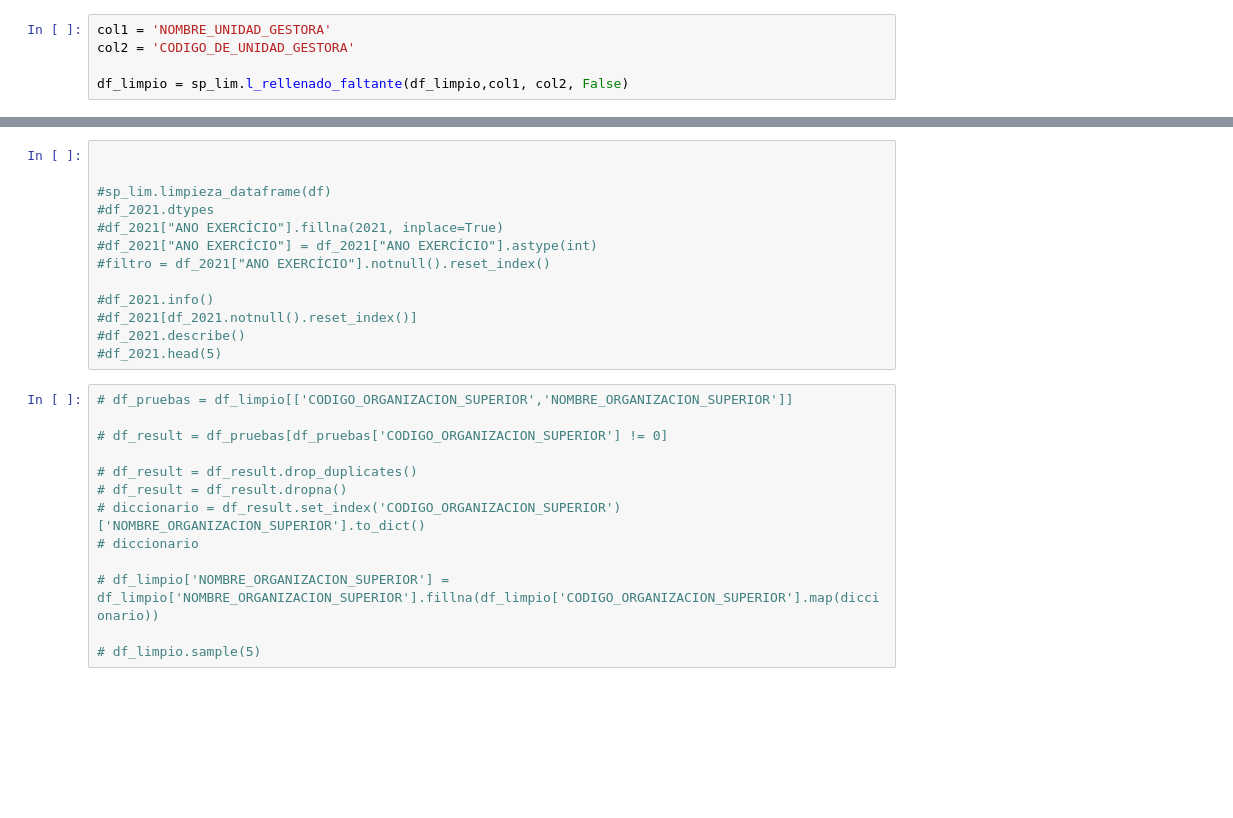
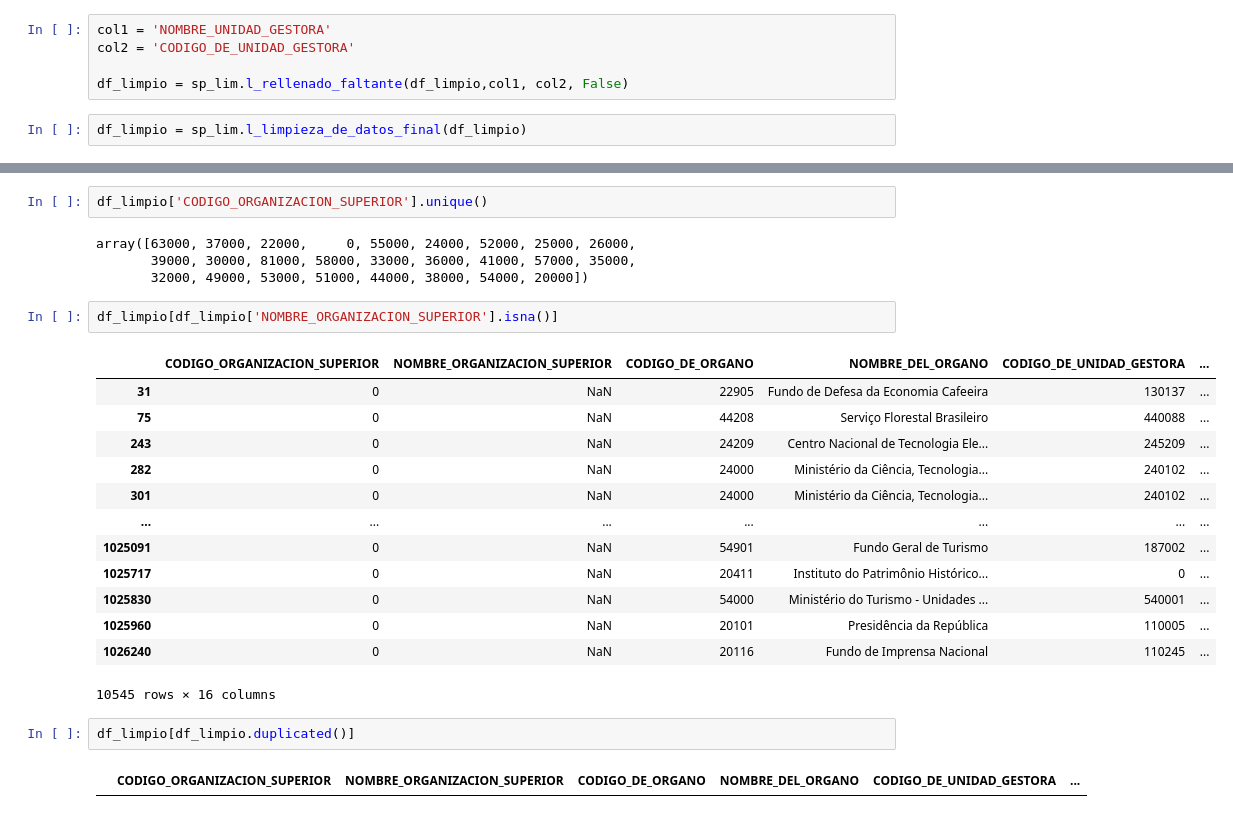
Before and after one commit to santiagorodriguez-dev/Proyecto2-EDA-Ingresos-Publicos-Brasil, a Jupyter notebook: notebooks/Fase_2_Limpieza de datos.ipynb, the cells around one changed output, grey strips where cells are left out. Drawn from its saved outputs; the diff is of its cells as text; blank space fills up the shorter version.

Commit message:
cambio en limpieza.

```diff
--- a/notebooks/Fase_2_Limpieza de datos.ipynb
+++ b/notebooks/Fase_2_Limpieza de datos.ipynb
@@ -81,5 +79,7 @@ col1 = 'NOMBRE_UNIDAD_GESTORA'
 col2 = 'CODIGO_DE_UNIDAD_GESTORA'
 
 df_limpio = sp_lim.l_rellenado_faltante(df_limpio,col1, col2, False)
+# %%
+df_limpio = sp_lim.l_limpieza_de_datos_final(df_limpio)
 # %%
 df_limpio.sample(5)
@@ -88,26 +113,26 @@ df_limpio.dtypes
-# %%
-
-
-#sp_lim.limpieza_dataframe(df)
-#df_2021.dtypes
-#df_2021["ANO EXERCÍCIO"].fillna(2021, inplace=True)
-#df_2021["ANO EXERCÍCIO"] = df_2021["ANO EXERCÍCIO"].astype(int)
-#filtro = df_2021["ANO EXERCÍCIO"].notnull().reset_index()
-
-#df_2021.info()
-#df_2021[df_2021.notnull().reset_index()]
-#df_2021.describe()
-#df_2021.head(5)
-# %%
-# df_pruebas = df_limpio[['CODIGO_ORGANIZACION_SUPERIOR','NOMBRE_ORGANIZACION_SUPERIOR']]
-
-# df_result = df_pruebas[df_pruebas['CODIGO_ORGANIZACION_SUPERIOR'] != 0]
-
-# df_result = df_result.drop_duplicates()
-# df_result = df_result.dropna()
-# diccionario = df_result.set_index('CODIGO_ORGANIZACION_SUPERIOR')['NOMBRE_ORGANIZACION_SUPERIOR'].to_dict()
-# diccionario
-
-# df_limpio['NOMBRE_ORGANIZACION_SUPERIOR'] = df_limpio['NOMBRE_ORGANIZACION_SUPERIOR'].fillna(df_limpio['CODIGO_ORGANIZACION_SUPERIOR'].map(diccionario))
-
-# df_limpio.sample(5)
+# %%
+df_limpio['CODIGO_ORGANIZACION_SUPERIOR'].unique()
+# %% [output]
+array([63000, 37000, 22000,     0, 55000, 24000, 52000, 25000, 26000,
+       39000, 30000, 81000, 58000, 33000, 36000, 41000, 57000, 35000,
+       32000, 49000, 53000, 51000, 44000, 38000, 54000, 20000])
+# %%
+df_limpio[df_limpio['NOMBRE_ORGANIZACION_SUPERIOR'].isna()]
+# %% [output]
+|  | CODIGO_ORGANIZACION_SUPERIOR | NOMBRE_ORGANIZACION_SUPERIOR | CODIGO_DE_ORGANO | NOMBRE_DEL_ORGANO | CODIGO_DE_UNIDAD_GESTORA | ... |
+| 31 | 0 | NaN | 22905 | Fundo de Defesa da Economia Cafeeira | 130137 | ... |
+| 75 | 0 | NaN | 44208 | Serviço Florestal Brasileiro | 440088 | ... |
+| 243 | 0 | NaN | 24209 | Centro Nacional de Tecnologia Ele... | 245209 | ... |
+| 282 | 0 | NaN | 24000 | Ministério da Ciência, Tecnologia... | 240102 | ... |
+| 301 | 0 | NaN | 24000 | Ministério da Ciência, Tecnologia... | 240102 | ... |
+| ... | ... | ... | ... | ... | ... | ... |
+| 1025091 | 0 | NaN | 54901 | Fundo Geral de Turismo | 187002 | ... |
+| 1025717 | 0 | NaN | 20411 | Instituto do Patrimônio Histórico... | 0 | ... |
+| 1025830 | 0 | NaN | 54000 | Ministério do Turismo - Unidades ... | 540001 | ... |
+| 1025960 | 0 | NaN | 20101 | Presidência da República | 110005 | ... |
+| 1026240 | 0 | NaN | 20116 | Fundo de Imprensa Nacional | 110245 | ... |
+10545 rows × 16 columns
+# %%
+df_limpio[df_limpio.duplicated()]
+# %% [output]
+|  | CODIGO_ORGANIZACION_SUPERIOR | NOMBRE_ORGANIZACION_SUPERIOR | CODIGO_DE_ORGANO | NOMBRE_DEL_ORGANO | CODIGO_DE_UNIDAD_GESTORA | ... |
```
Also changed, not shown: parts of 4 cells of this notebook, 1 other file.
